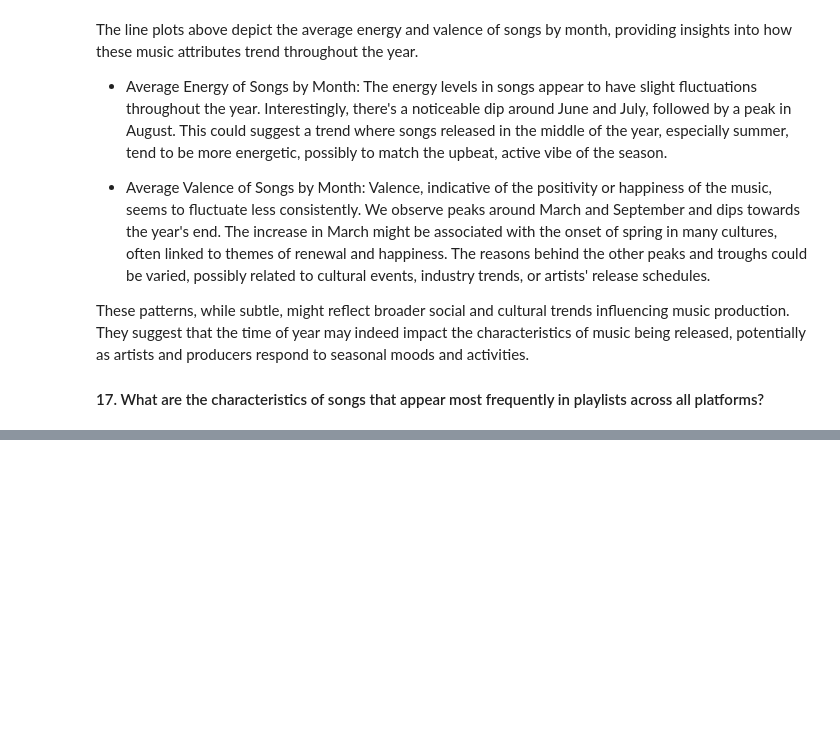
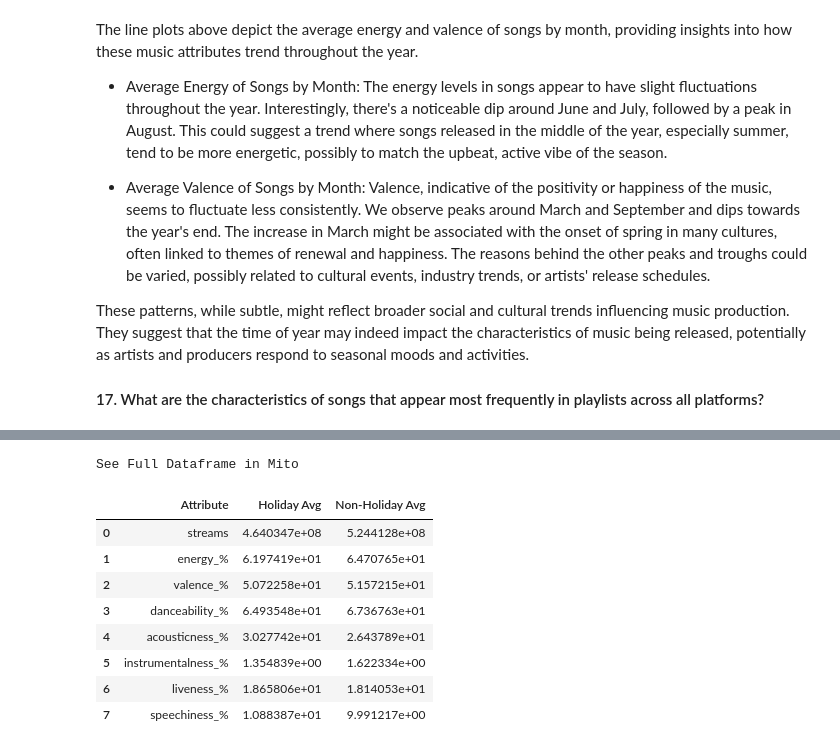
Before and after one commit to diogo-costa-silva/data-science-notebooks, a Jupyter notebook: most-stremed-spotify-2023-analysis/spotify-2023-analysis.ipynb, the cells around one changed output, grey strips where cells are left out. Cells and saved outputs as stored; diff of their text form; code cells hidden in the pictures; blank space fills up the shorter version.

```diff
--- a/most-stremed-spotify-2023-analysis/spotify-2023-analysis.ipynb
+++ b/most-stremed-spotify-2023-analysis/spotify-2023-analysis.ipynb
@@ -1486,0 +1704,34 @@ Various modeling techniques are selected and applied, and their parameters are c
+# %%
+# Define the holiday season months
+holiday_months = [11, 12]  # November and December for holidays like Christmas
+
+# Segmenting the data: Holiday releases vs. Non-holiday releases
+holiday_songs = df_cleaned[df_cleaned['released_month'].isin(holiday_months)]
+non_holiday_songs = df_cleaned[~df_cleaned['released_month'].isin(holiday_months)]
+
+# Comparing average attributes and popularity indicators
+# We'll use 'streams' as a popularity indicator and compare various attributes
+attributes_to_compare = ['streams', 'energy_%', 'valence_%', 'danceability_%', 'acousticness_%',
+                         'instrumentalness_%', 'liveness_%', 'speechiness_%']
+avg_attributes_holiday = holiday_songs[attributes_to_compare].mean()
+avg_attributes_non_holiday = non_holiday_songs[attributes_to_compare].mean()
+
+# Creating a DataFrame for easier comparison
+holiday_comparison_df = pd.DataFrame({
+    'Attribute': attributes_to_compare,
+    'Holiday Avg': avg_attributes_holiday.values,
+    'Non-Holiday Avg': avg_attributes_non_holiday.values
+})
+
+holiday_comparison_df  # Displaying the comparison data
+# %% [output]
+See Full Dataframe in Mito
+|  | Attribute | Holiday Avg | Non-Holiday Avg |
+| 0 | streams | 4.640347e+08 | 5.244128e+08 |
+| 1 | energy_% | 6.197419e+01 | 6.470765e+01 |
+| 2 | valence_% | 5.072258e+01 | 5.157215e+01 |
+| 3 | danceability_% | 6.493548e+01 | 6.736763e+01 |
+| 4 | acousticness_% | 3.027742e+01 | 2.643789e+01 |
+| 5 | instrumentalness_% | 1.354839e+00 | 1.622334e+00 |
+| 6 | liveness_% | 1.865806e+01 | 1.814053e+01 |
+| 7 | speechiness_% | 1.088387e+01 | 9.991217e+00 |
```
Also changed, not shown: parts of 23 cells of this notebook.
